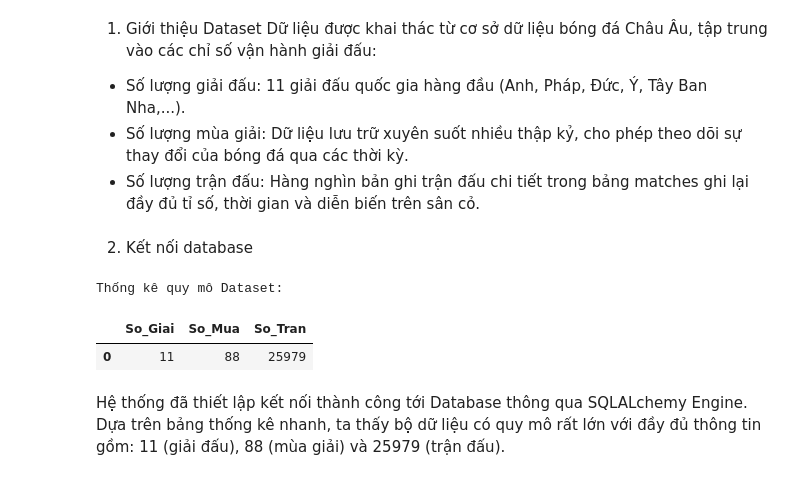
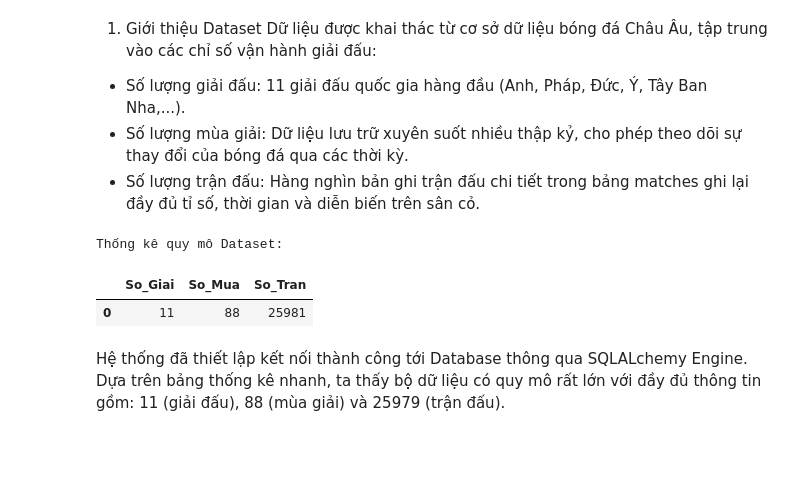
Before and after one commit to HieuTrantdh/football-analytics, a Jupyter notebook: Jupyter/Jupyter.ipynb, the cells around one changed output. Saved outputs shown, nothing was run; the diff lists cells and outputs as text; code cells hidden in the pictures; blank space fills up the shorter version.

```diff
--- a/Jupyter/Jupyter.ipynb
+++ b/Jupyter/Jupyter.ipynb
@@ -4,34 +4,40 @@ Dữ liệu được khai thác từ cơ sở dữ liệu bóng đá Châu Âu,
 - Số lượng giải đấu: 11 giải đấu quốc gia hàng đầu (Anh, Pháp, Đức, Ý, Tây Ban Nha,...).
 - Số lượng mùa giải: Dữ liệu lưu trữ xuyên suốt nhiều thập kỷ, cho phép theo dõi sự thay đổi của bóng đá qua các thời kỳ.
 - Số lượng trận đấu: Hàng nghìn bản ghi trận đấu chi tiết trong bảng matches ghi lại đầy đủ tỉ số, thời gian và diễn biến trên sân cỏ.
-# %% [markdown]
-2. Kết nối database
 # %%
 from sqlalchemy import create_engine
+import urllib.parse
 import pandas as pd
 import matplotlib.pyplot as plt
 import seaborn as sns
 
 # Thiết lập phong cách đồ thị
 sns.set_theme(style="whitegrid")
 
-# Tạo kết nối
-engine = create_engine("mysql+mysqlconnector://root:123456@localhost/football_db")
+#Mật khẩu thực tế của bạn
+password = "Huyz22006@*#"
 
+# Mã hóa mật khẩu để an toàn khi đưa vào URL
+safe_password = urllib.parse.quote_plus(password)
+
+# Tạo engine với mật khẩu đã mã hóa
+connection_str = f"mysql+mysqlconnector://root:{safe_password}@localhost/football_db"
+engine = create_engine(connection_str)
 # Thống kê quy mô dataset: Số giải, Số mùa, Số trận
 stats_query = """
+
 SELECT
     (SELECT COUNT(*) FROM league) as So_Giai,
     (SELECT COUNT(DISTINCT season_id) FROM matches) as So_Mua,
     (SELECT COUNT(*) FROM matches) as So_Tran
 """
 df_stats = pd.read_sql(stats_query, engine)
 print("Thống kê quy mô Dataset:")
 display(df_stats)
 # %% [output]
 Thống kê quy mô Dataset:
 |  | So_Giai | So_Mua | So_Tran |
-| 0 | 11 | 88 | 25979 |
+| 0 | 11 | 88 | 25981 |
 # %% [markdown]
 Hệ thống đã thiết lập kết nối thành công tới Database thông qua SQLALchemy Engine. Dựa trên bảng thống kê nhanh, ta thấy bộ dữ liệu có quy mô rất lớn với đầy đủ thông tin gồm: 11 (giải đấu), 88 (mùa giải) và 25979 (trận đấu).
 # %% [markdown]
```
Also changed, not shown: parts of 2 cells of this notebook, 4 other files.
